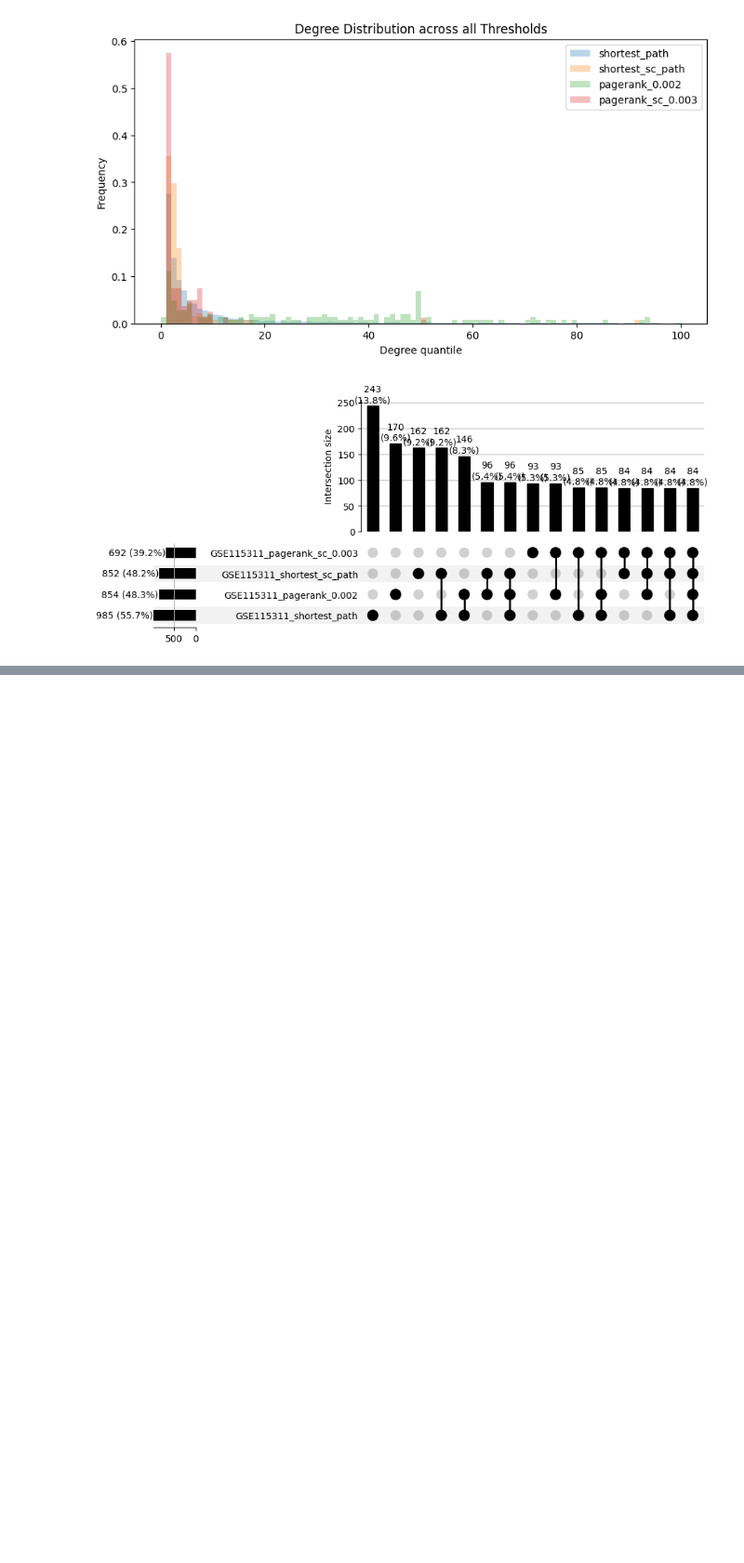
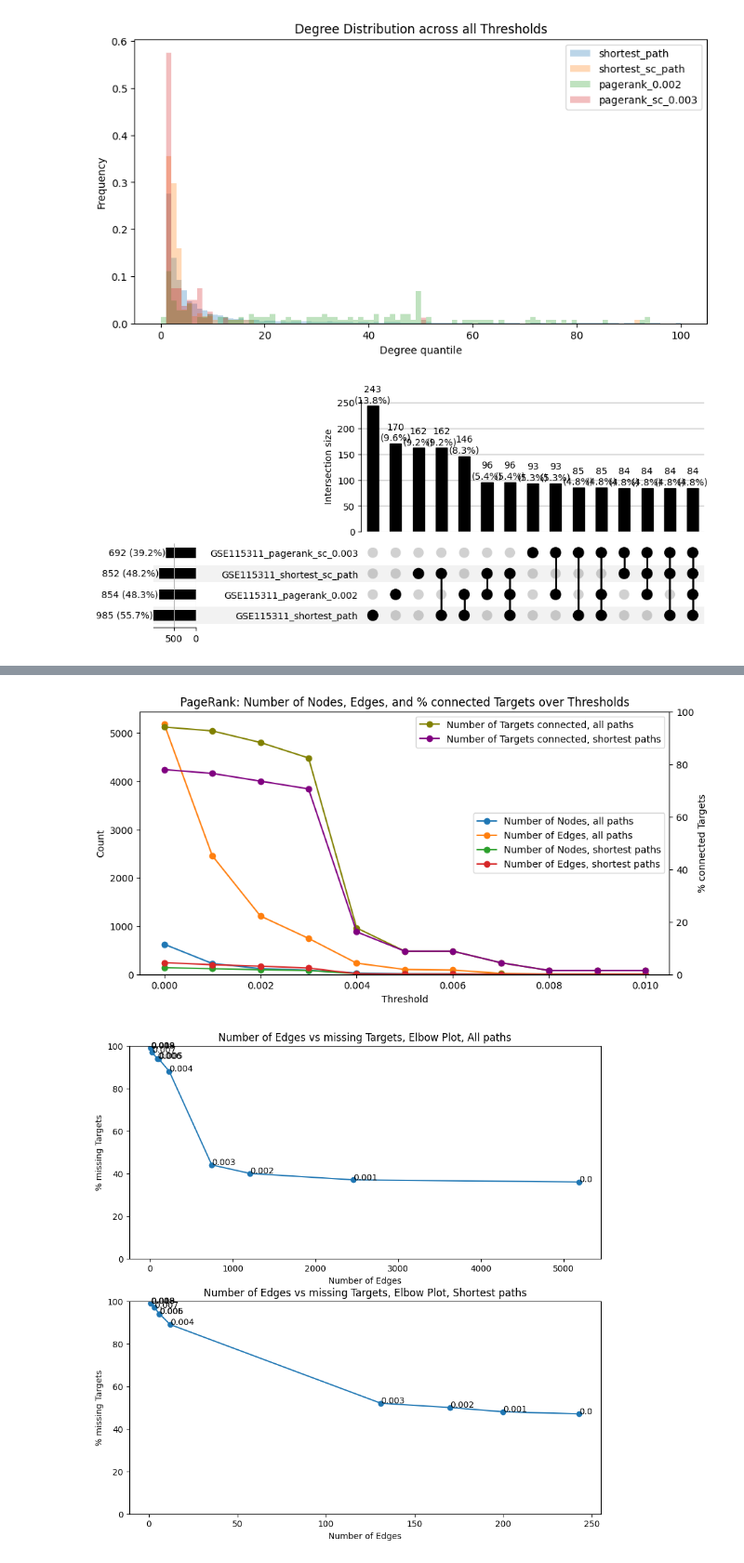
Before and after one commit to saezlab/uptown, a Jupyter notebook: data_applications.ipynb, the cells around one changed output, grey strips where cells are left out. Shown at 93% size. Cells and saved outputs as stored; diff of their text form; code cells hidden in the pictures; blank space fills up the shorter version.

```diff
--- a/data_applications.ipynb
+++ b/data_applications.ipynb
@@ -485,0 +493,13 @@ G3P_solver.visualize_intersection(selected_thresholds)
+# %%
+G = nx.read_weighted_edgelist('collectri_network_sscp.sif', delimiter = '\t', create_using = nx.DiGraph)
+
+# 2. Iterate through each edge and 3. Set attributes
+for u, v, data in G.edges(data=True):
+    weight = data['weight']
+    data['sign'] = 1 if weight >= 0 else -1
+    data['weight'] = abs(weight)
+# %%
+G3P_solver = Solver(G, 'GSE115311')
+G3P_solver.source_dict = {'RELA': -1}
+filtered_target_dict = {key: value for key, value in target_GEO2.items() if key in G.nodes() and key not in G3P_solver.source_dict.keys()}
+G3P_solver.target_dict = filtered_target_dict
@@ -485,0 +509,19 @@ G3P_solver.visualize_intersection(selected_thresholds)
+# %%
+threshold = 0.01
+while threshold >=0:
+    G3P_solver.label = 'pagerank'
+    G3P_solver.threshold = threshold
+    G3P_solver.compute_overlap()
+    G3P_solver.all_paths(cutoff=3)
+    G3P_solver.sign_consistency_check(G3P_solver.all_paths_res)
+    G3P_solver.shortest_paths()
+    threshold = round(threshold - 0.001, 3)
+# %%
+threshold = 0.01
+while threshold >=0:
+    G3P_solver.label = 'pagerank'
+    G3P_solver.threshold = threshold
+    G3P_solver.compute_overlap()
+    G3P_solver.shortest_paths()
+    G3P_solver.sign_consistency_check(G3P_solver.shortest_paths_res)
+    threshold = round(threshold - 0.001, 3)
@@ -485,0 +548,5 @@ G3P_solver.visualize_intersection(selected_thresholds)
+# %%
+G3P_solver.visualize_qcplots()
+# %% [output]
+[figure, added]
+[figure, added]
```
Also changed, not shown: parts of 14 cells of this notebook, 3 other files.
